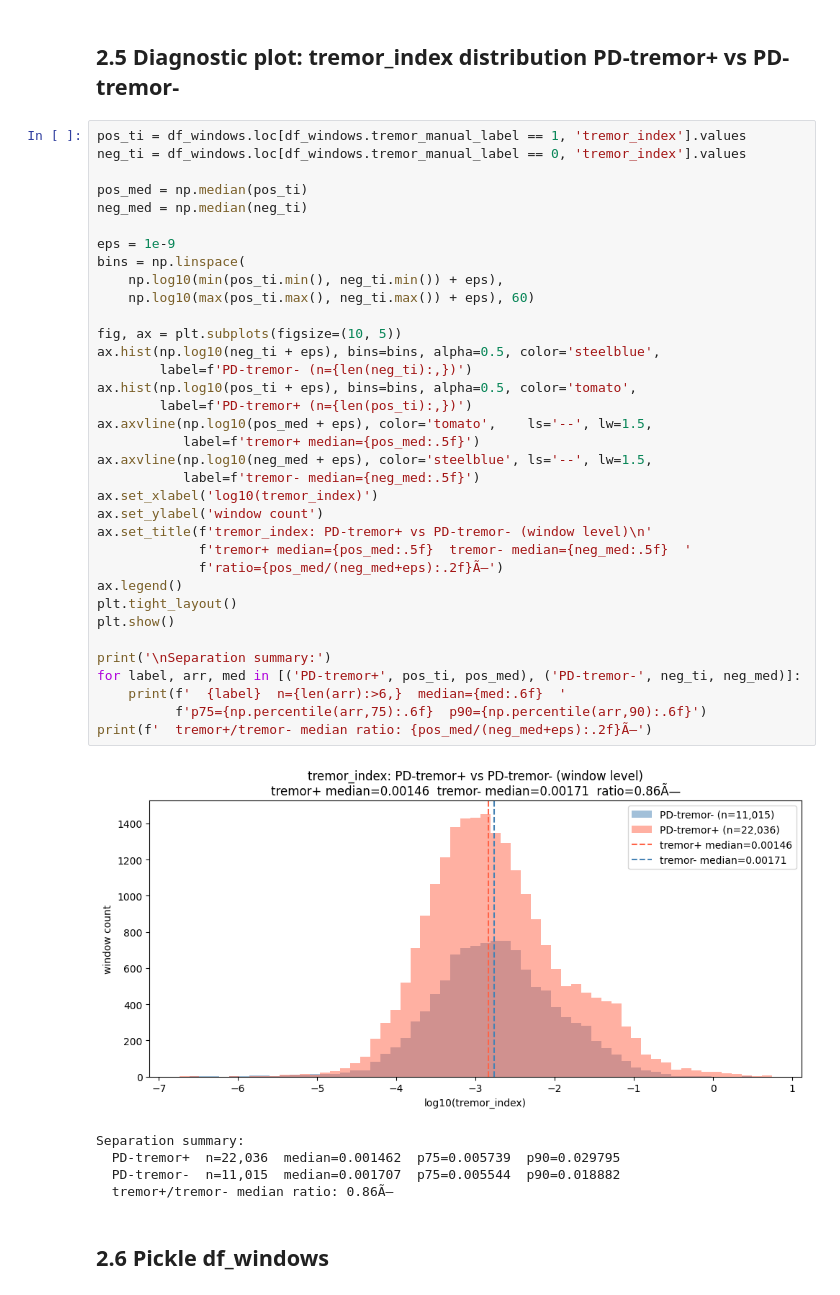
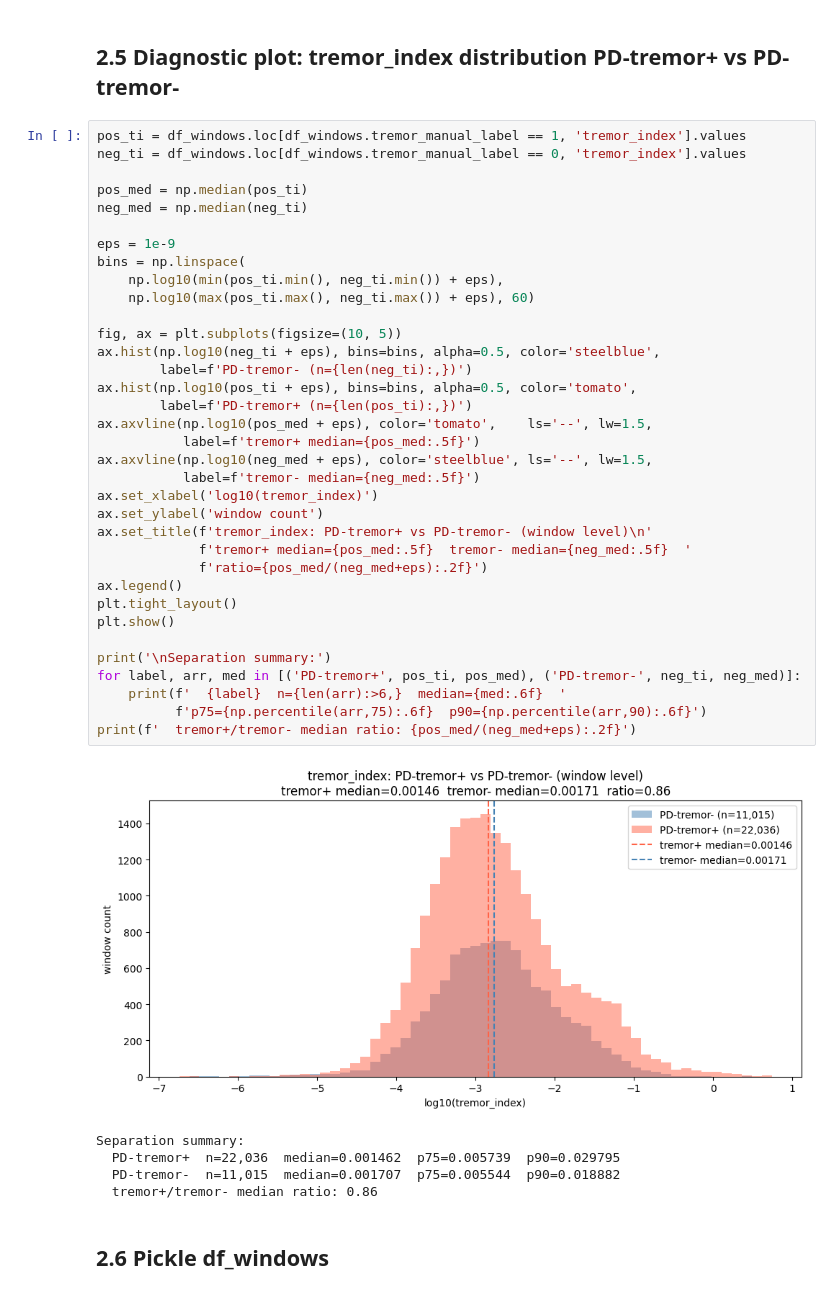
Before and after one commit to TamaraSadek/neurosense, a Jupyter notebook: tremor_pipeline.ipynb, the cells around one changed output. Drawn from its saved outputs; the diff is of its cells as text.

```diff
--- a/tremor_pipeline.ipynb
+++ b/tremor_pipeline.ipynb
@@ -653,40 +653,40 @@ neg_ti = df_windows.loc[df_windows.tremor_manual_label == 0, 'tremor_index'].val
 pos_med = np.median(pos_ti)
 neg_med = np.median(neg_ti)
 
 eps = 1e-9
 bins = np.linspace(
     np.log10(min(pos_ti.min(), neg_ti.min()) + eps),
     np.log10(max(pos_ti.max(), neg_ti.max()) + eps), 60)
 
 fig, ax = plt.subplots(figsize=(10, 5))
 ax.hist(np.log10(neg_ti + eps), bins=bins, alpha=0.5, color='steelblue',
         label=f'PD-tremor- (n={len(neg_ti):,})')
 ax.hist(np.log10(pos_ti + eps), bins=bins, alpha=0.5, color='tomato',
         label=f'PD-tremor+ (n={len(pos_ti):,})')
 ax.axvline(np.log10(pos_med + eps), color='tomato',    ls='--', lw=1.5,
            label=f'tremor+ median={pos_med:.5f}')
 ax.axvline(np.log10(neg_med + eps), color='steelblue', ls='--', lw=1.5,
            label=f'tremor- median={neg_med:.5f}')
 ax.set_xlabel('log10(tremor_index)')
 ax.set_ylabel('window count')
 ax.set_title(f'tremor_index: PD-tremor+ vs PD-tremor- (window level)\n'
              f'tremor+ median={pos_med:.5f}  tremor- median={neg_med:.5f}  '
-             f'ratio={pos_med/(neg_med+eps):.2f}Ã—')
+             f'ratio={pos_med/(neg_med+eps):.2f}')
 ax.legend()
 plt.tight_layout()
 plt.show()
 
 print('\nSeparation summary:')
 for label, arr, med in [('PD-tremor+', pos_ti, pos_med), ('PD-tremor-', neg_ti, neg_med)]:
     print(f'  {label}  n={len(arr):>6,}  median={med:.6f}  '
           f'p75={np.percentile(arr,75):.6f}  p90={np.percentile(arr,90):.6f}')
-print(f'  tremor+/tremor- median ratio: {pos_med/(neg_med+eps):.2f}Ã—')
+print(f'  tremor+/tremor- median ratio: {pos_med/(neg_med+eps):.2f}')
 # %% [output]
-[figure, old version]
+[figure, new version]
 Separation summary:
   PD-tremor+  n=22,036  median=0.001462  p75=0.005739  p90=0.029795
   PD-tremor-  n=11,015  median=0.001707  p75=0.005544  p90=0.018882
-  tremor+/tremor- median ratio: 0.86Ã—
+  tremor+/tremor- median ratio: 0.86
 # %% [markdown]
 ## 2.6 Pickle df_windows
 # %%
```
Also changed, not shown: parts of 2 cells of this notebook, 3 other files.
